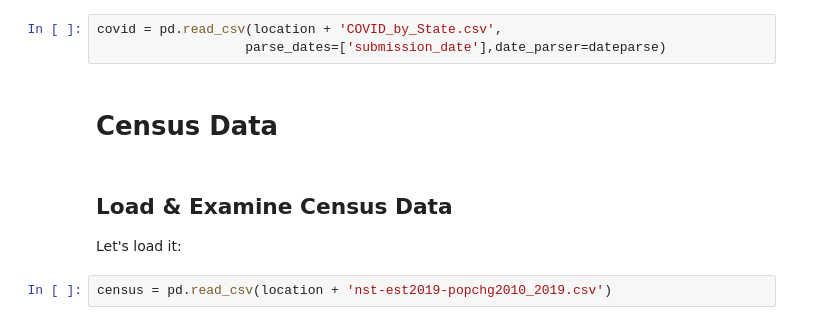
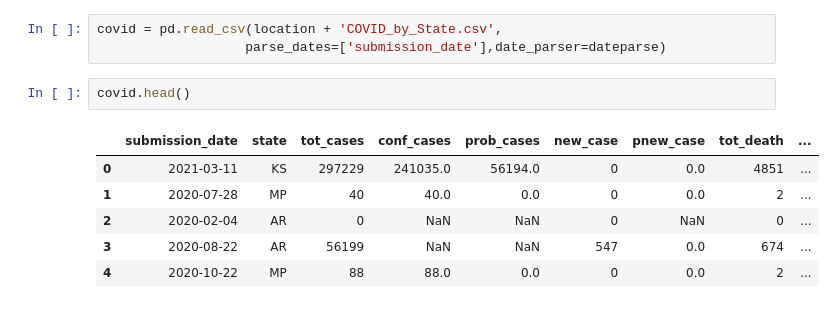
Before and after one commit to dantrep/MISM6202, a Jupyter notebook: 1_class_prep/week_3/3_0_visualize.ipynb, the cells around one changed output. Cells and saved outputs as stored; diff of their text form.

```diff
--- a/1_class_prep/week_3/3_0_visualize.ipynb
+++ b/1_class_prep/week_3/3_0_visualize.ipynb
@@ -85,11 +80,12 @@ dateparse = lambda x: datetime.strptime(x, '%m/%d/%Y')
 # %%
 covid = pd.read_csv(location + 'COVID_by_State.csv',
                    parse_dates=['submission_date'],date_parser=dateparse)
-# %% [markdown]
-# Census Data
-# %% [markdown]
-## Load & Examine Census Data
-
-Let's load it:
-# %%
-census = pd.read_csv(location + 'nst-est2019-popchg2010_2019.csv')
+# %%
+covid.head()
+# %% [output]
+|  | submission_date | state | tot_cases | conf_cases | prob_cases | new_case | pnew_case | tot_death | ... |
+| 0 | 2021-03-11 | KS | 297229 | 241035.0 | 56194.0 | 0 | 0.0 | 4851 | ... |
+| 1 | 2020-07-28 | MP | 40 | 40.0 | 0.0 | 0 | 0.0 | 2 | ... |
+| 2 | 2020-02-04 | AR | 0 | NaN | NaN | 0 | NaN | 0 | ... |
+| 3 | 2020-08-22 | AR | 56199 | NaN | NaN | 547 | 0.0 | 674 | ... |
+| 4 | 2020-10-22 | MP | 88 | 88.0 | 0.0 | 0 | 0.0 | 2 | ... |
```
Also changed, not shown: parts of 6 cells of this notebook, 6 other files.
